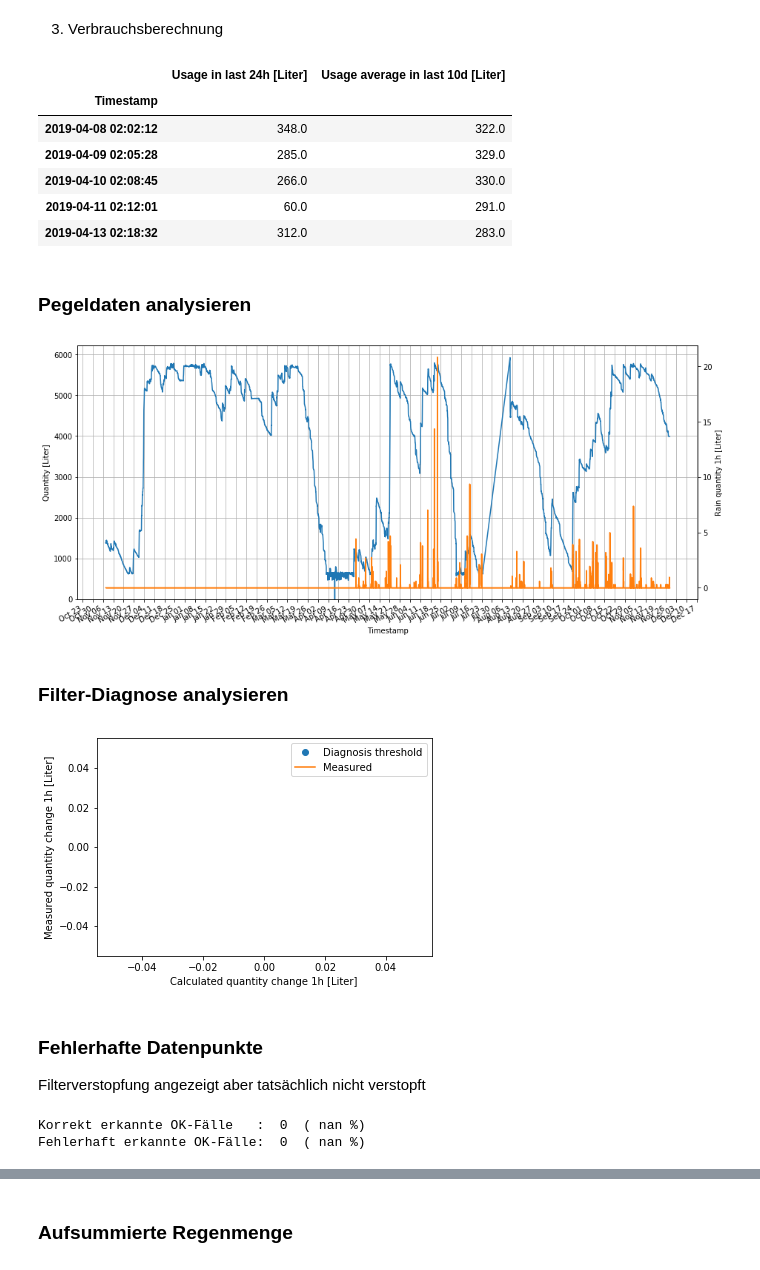
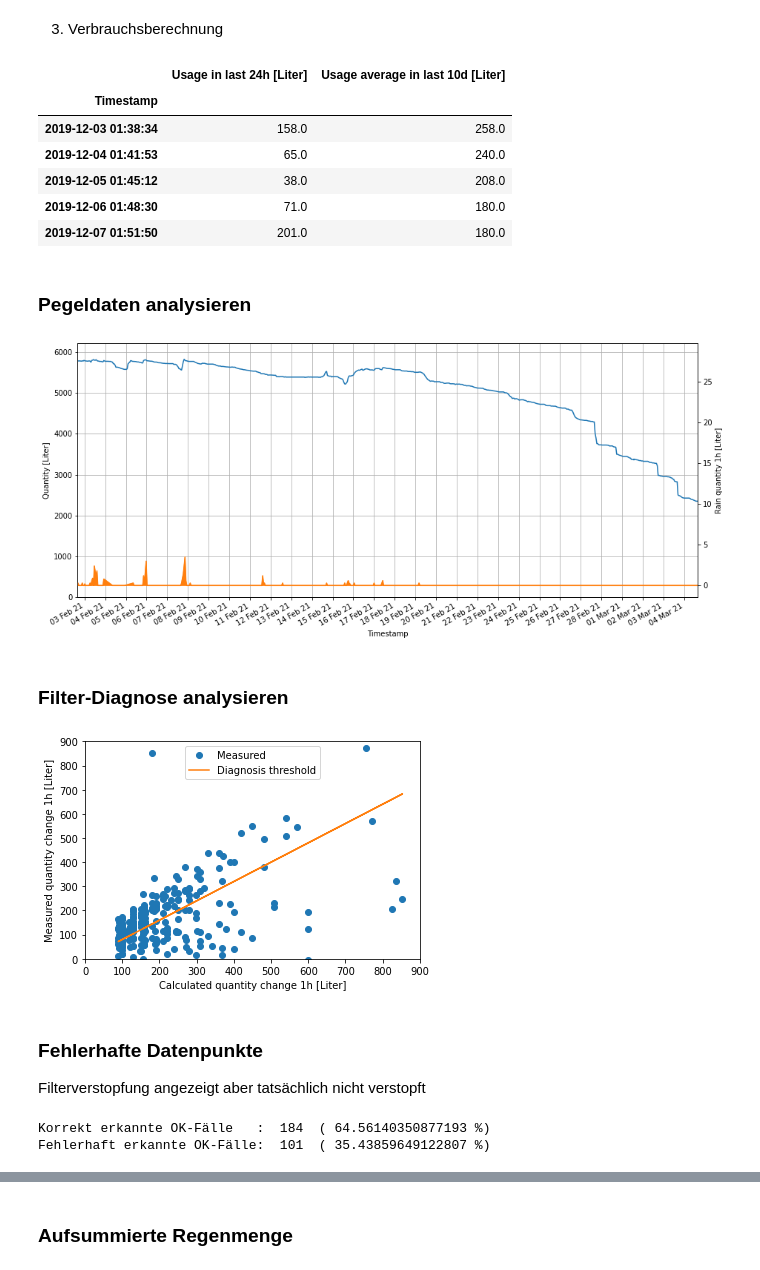
Before and after one commit to Andi0802/LevelMeasurement, a Jupyter notebook: log/Auswertung_Level.ipynb, the cells around one changed output, grey strips where cells are left out. Drawn from its saved outputs; the diff is of its cells as text; code cells hidden in the pictures.

```diff
--- a/log/Auswertung_Level.ipynb
+++ b/log/Auswertung_Level.ipynb
@@ -131,8 +142,8 @@ df=df[(df['Timestamp']>'1970-01-01 12:00:00')]
 df.set_index('Timestamp',inplace=True,drop=False)
 
 # Strings durch Zahlen ersetzen: Filterdiagnose
-#df['Filter diagnosis [-]']=df['Filter diagnosis [-]'].replace('OK',1)
-#df['Filter diagnosis [-]']=df['Filter diagnosis [-]'].replace('Verstopft',0)
+df['Filter diagnosis [-]']=df['Filter diagnosis [-]'].replace('OK',1)
+df['Filter diagnosis [-]']=df['Filter diagnosis [-]'].replace('Verstopft',0)
 # %%
 # Replace Rain quantity 24h from 1.5.19 (Homematic IP delivers total rain counter instead of 24h value)
 dt=df['Timestamp'].astype('int64').diff(24)/(1e9*60*60*24)
@@ -214,11 +241,11 @@ dfv.tail()
 # %% [output]
 |  | Usage in last 24h [Liter] | Usage average in last 10d [Liter] |
 | Timestamp |  |  |
-| 2019-04-08 02:02:12 | 348.0 | 322.0 |
-| 2019-04-09 02:05:28 | 285.0 | 329.0 |
-| 2019-04-10 02:08:45 | 266.0 | 330.0 |
-| 2019-04-11 02:12:01 | 60.0 | 291.0 |
-| 2019-04-13 02:18:32 | 312.0 | 283.0 |
+| 2019-12-03 01:38:34 | 158.0 | 258.0 |
+| 2019-12-04 01:41:53 | 65.0 | 240.0 |
+| 2019-12-05 01:45:12 | 38.0 | 208.0 |
+| 2019-12-06 01:48:30 | 71.0 | 180.0 |
+| 2019-12-07 01:51:50 | 201.0 | 180.0 |
 # %% [markdown]
 ### Pegeldaten analysieren
 # %%
@@ -226,25 +253,30 @@ dfv.tail()
 fig, ax = plt.subplots(figsize=(15,7))
 df['Quantity [Liter]'].plot(ax=ax,grid=True)
 df['Rain quantity 1h [Liter]'].plot(ax=ax,grid=True,secondary_y=True,kind='area')
+df['Filter diagnosis [-]'].where(df['Filter diagnosis [-]']==0).plot(ax=ax,grid=True,secondary_y=True,marker='o',color ='r')
+(df['Filter diagnosis [-]']-1).where(df['Filter diagnosis [-]']==1).plot(ax=ax,grid=True,secondary_y=True,marker='o',color ='g')
 
-#set ticks every week
-ax.xaxis.set_major_locator(mdates.WeekdayLocator())
+#set ticks every month
+ax.xaxis.set_major_locator(mdates.DayLocator())
+ax.set_xlim(max(df['Timestamp']) - datetime.timedelta(days=30),max(df['Timestamp']))
 #set major ticks format
-ax.xaxis.set_major_formatter(mdates.DateFormatter('%b %d'))
+ax.xaxis.set_major_formatter(mdates.DateFormatter('%d %b %y'))
 ax.set_ylabel('Quantity [Liter]')
 plt.ylabel('Rain quantity 1h [Liter]');
 # %% [output]
-[figure, old version]
+[figure, new version]
 # %% [markdown]
 ### Filter-Diagnose analysieren
 # %%
 plt.plot(dfd_all['Calculated quantity change 1h [Liter]'],dfd_all['Measured quantity change 1h [Liter]'],'o')
 plt.plot(dfd_all['Calculated quantity change 1h [Liter]'],0.8*dfd_all['Calculated quantity change 1h [Liter]'])
 plt.xlabel('Calculated quantity change 1h [Liter]')
 plt.ylabel('Measured quantity change 1h [Liter]')
+plt.xlim([0, 900])
+plt.ylim([0, 900])
 plt.legend({'Measured','Diagnosis threshold'});
 # %% [output]
-[figure, old version]
+[figure, new version]
 # %% [markdown]
 ### Fehlerhafte Datenpunkte
 Filterverstopfung angezeigt aber tatsächlich nicht verstopft
@@ -255,6 +287,6 @@ numPntsTot=numPntsFailed+numPntsOK
 print("Korrekt erkannte OK-Fälle   : ", numPntsOK, " (", 100*numPntsOK/numPntsTot, "%)")
 print("Fehlerhaft erkannte OK-Fälle: ", numPntsFailed, " (", 100*numPntsFailed/numPntsTot, "%)")
 # %% [output]
-Korrekt erkannte OK-Fälle   :  0  ( nan %)
-Fehlerhaft erkannte OK-Fälle:  0  ( nan %)
+Korrekt erkannte OK-Fälle   :  184  ( 64.56140350877193 %)
+Fehlerhaft erkannte OK-Fälle:  101  ( 35.43859649122807 %)
 # %%
```
Also changed, not shown: parts of 13 cells of this notebook, 11 other files.
